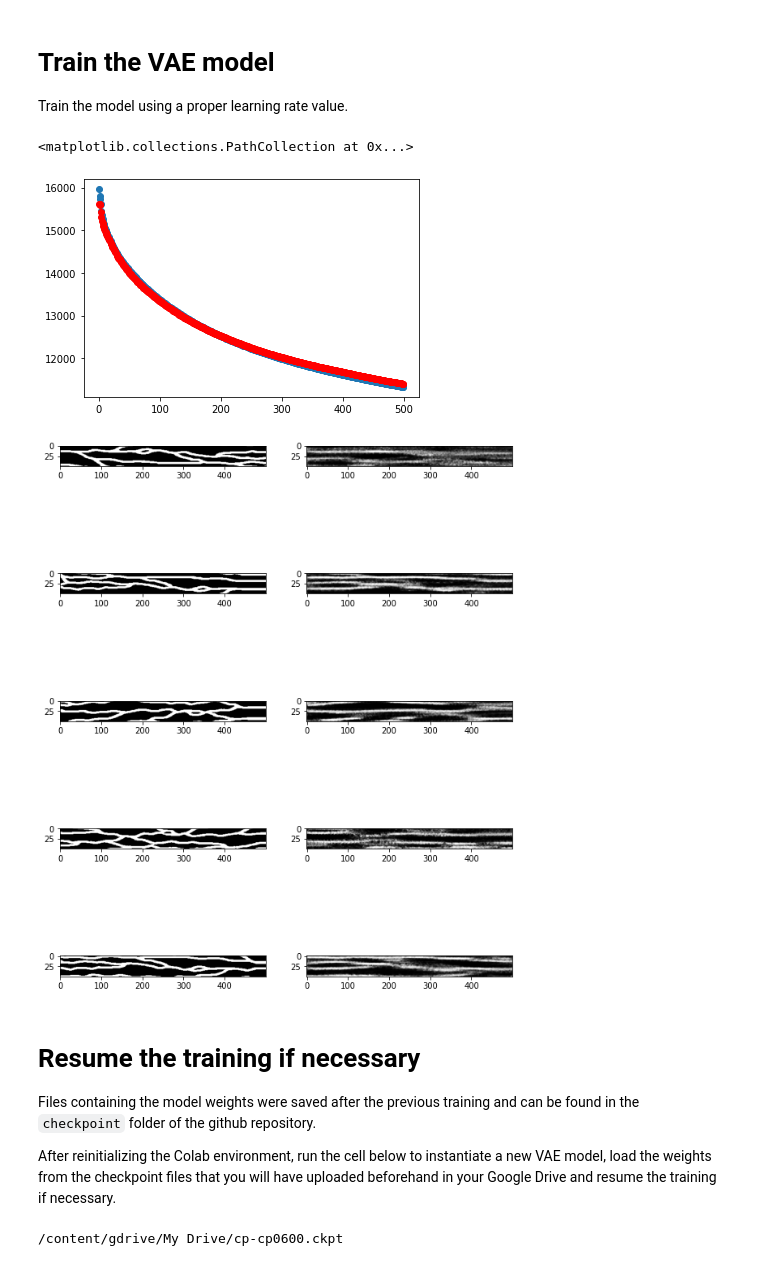
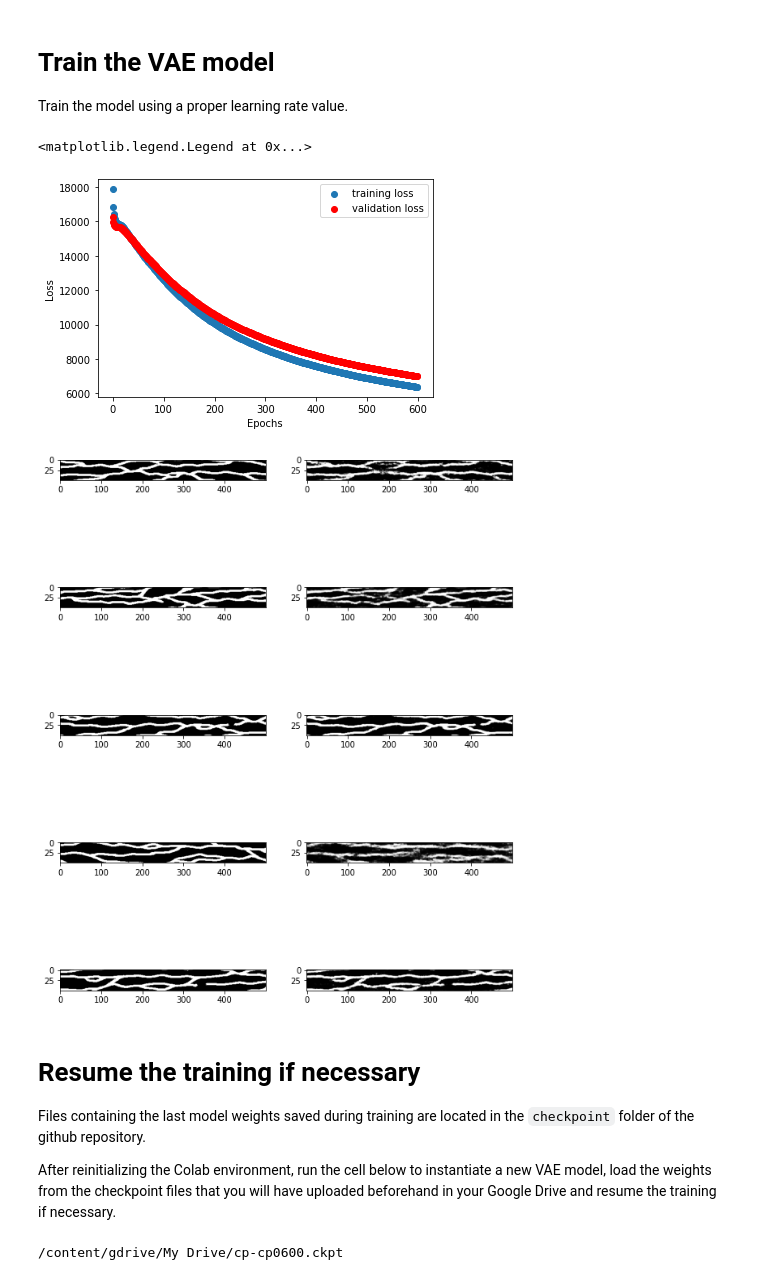
Before and after one commit to lamd91/VAE_DA, a Jupyter notebook: VAE_MPS.ipynb, the cells around one changed output. Saved outputs shown, nothing was run; the diff lists cells and outputs as text; code cells hidden in the pictures.

```diff
--- a/VAE_MPS.ipynb
+++ b/VAE_MPS.ipynb
@@ -41,8 +41,8 @@ plt.imshow(image)
 # %%
 # Define global constants
-BATCH_SIZE = 512
+BATCH_SIZE = 128
 LATENT_DIM = 2
-EPOCHS = 500  # set to a number so as to not exceed RAM
+EPOCHS = 600  # set to a number so as to not exceed RAM
 IMAGE_HEIGHT = 50
 IMAGE_WIDTH = 500
 NUM_CHANNELS = 1
@@ -629,20 +638,28 @@ history = vae.fit(x=train_generator,
                   callbacks=[cp_callback, CustomCallback()])
 # %%
 # Plot evolution of train and validation losses during training
-plt.scatter(range(len(vae.history.history['loss'])), vae.history.history['loss'])
-plt.scatter(range(len(vae.history.history['val_loss'])), vae.history.history['val_loss'], color='red')
+plt.scatter(range(len(vae.history.history['loss'])),
+            vae.history.history['loss'],
+            label='training loss')
+plt.scatter(range(len(vae.history.history['val_loss'])),
+            vae.history.history['val_loss'],
+            color='red',
+            label='validation loss')
+plt.xlabel('Epochs')
+plt.ylabel('Loss')
+plt.legend()
 # %% [output]
-<matplotlib.collections.PathCollection at 0x...>
+<matplotlib.legend.Legend at 0x...>
-[figure, old version]
+[figure, new version]
 # %%
 # Show reconstructed images from trained model
 show_original_reconstructed_images(vae, train_generator)
 # %% [output]
-[figure, old version]
+[figure, new version]
 # %% [markdown]
 # Resume the training if necessary
 
-Files containing the model weights were saved after the previous training and can be found in the `checkpoint` folder of the github repository.
+Files containing the last model weights saved during training are located in the `checkpoint` folder of the github repository.
 
 After reinitializing the Colab environment, run the cell below to instantiate a new VAE model, load the weights from the checkpoint files that you will have uploaded beforehand in your Google Drive and resume the training if necessary.
 # %%
```
Also changed, not shown: parts of 13 cells of this notebook.
